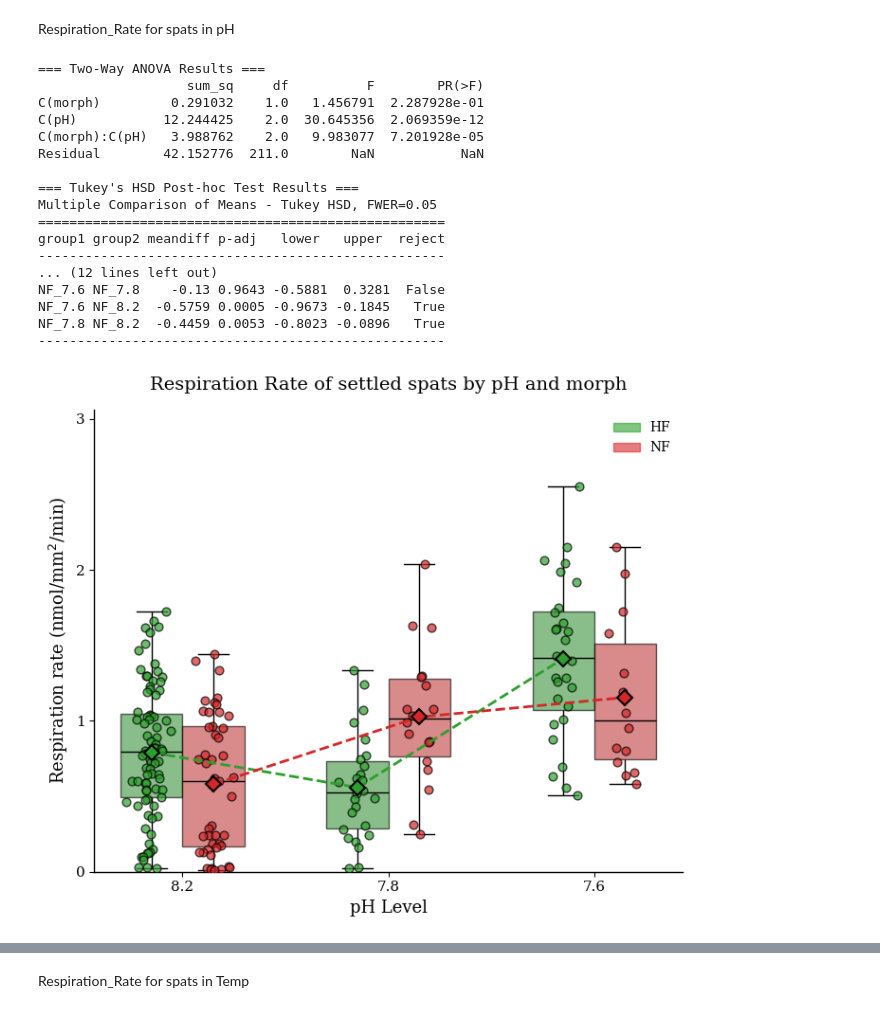
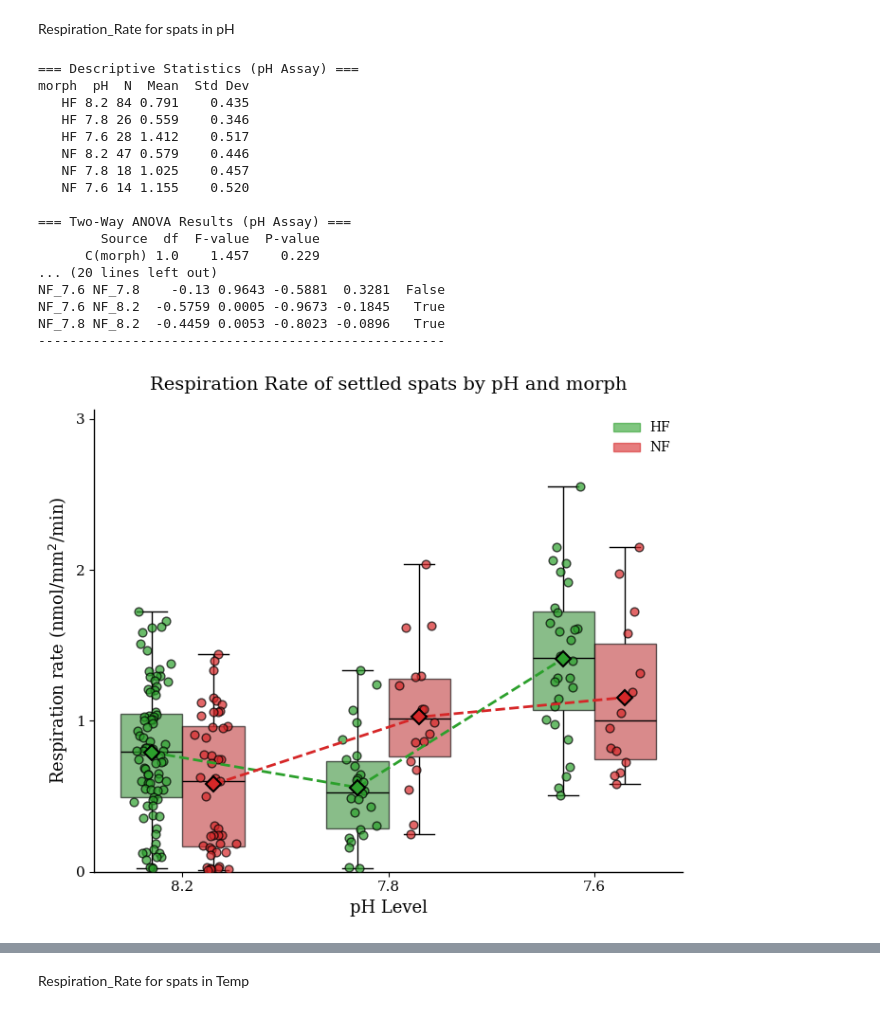
Before and after one commit to LielUziahu/Stylophora-pistillata-FPs, a Jupyter notebook: Output/plots/Spats/Spat_Physiology/Spat_Resp/Respiration_Rate_for_spats.ipynb, the cells around one changed output, grey strips where cells are left out. Saved outputs shown, nothing was run; the diff lists cells and outputs as text; code cells hidden in the pictures.

```diff
--- a/Output/plots/Spats/Spat_Physiology/Spat_Resp/Respiration_Rate_for_spats.ipynb
+++ b/Output/plots/Spats/Spat_Physiology/Spat_Resp/Respiration_Rate_for_spats.ipynb
@@ -555,13 +486,44 @@ df = df[df["pH"].isin(ph_order)].copy()
 # ==========================================
 # 2. STATISTICS (Two-Way ANOVA & Tukey's HSD)
 # ==========================================
+
+# 2.1 Calculate descriptive statistics (N, Mean, Std Dev) grouped by 'morph' and 'pH'
+descriptive_stats_ph = df.groupby(['morph', 'pH'], observed=False)['OxyRate'].agg(
+    N='count',
+    Mean='mean',
+    Std_Dev_Col='std'
+).reset_index()
+descriptive_stats_ph = descriptive_stats_ph.rename(columns={'Std_Dev_Col': 'Std Dev'})
+
+# 2.2 Format the descriptive statistics table to 3 decimal places and print it
+descriptive_stats_ph_formatted = descriptive_stats_ph.round(3)
+print("\n=== Descriptive Statistics (pH Assay) ===")
+print(descriptive_stats_ph_formatted.to_string(index=False))
+
 model = ols("OxyRate ~ C(morph) + C(pH) + C(morph):C(pH)", data=df).fit()
 anova_table = sm.stats.anova_lm(model, typ=2)
 
-print("=== Two-Way ANOVA Results ===")
-print(anova_table)
+# 2.3 Extract F-value, df, and P-value for main effects and interaction
+anova_results_data_ph = {
+    'Source': ['C(morph)', 'C(pH)', 'C(morph):C(pH)']
+}
 
-# 2.1 Tukey's HSD Post-hoc Test
+for stat in ['df', 'F', 'PR(>F)']:
+    col_name = 'F-value' if stat == 'F' else ('P-value' if stat == 'PR(>F)' else stat)
+    anova_results_data_ph[col_name] = [
+        anova_table.loc['C(morph)', stat] if 'C(morph)' in anova_table.index else np.nan,
+        anova_table.loc['C(pH)', stat] if 'C(pH)' in anova_table.index else np.nan,
+        anova_table.loc['C(morph):C(pH)', stat] if 'C(morph):C(pH)' in anova_table.index else np.nan
+    ]
+
+anova_results_df_ph = pd.DataFrame(anova_results_data_ph)
+
+# 2.4 Format the ANOVA results table to 3 decimal places and print it
+anova_results_df_ph_formatted = anova_results_df_ph.round(3)
+print("\n=== Two-Way ANOVA Results (pH Assay) ===")
+print(anova_results_df_ph_formatted.to_string(index=False))
+
+# 2.5 Tukey's HSD Post-hoc Test
 df['group'] = df['morph'].astype(str) + "_" + df['pH'].astype(str)
 tukey_result = pairwise_tukeyhsd(endog=df['OxyRate'], groups=df['group'], alpha=0.05)
 
@@ -629,7 +591,7 @@ for morph in morph_order:
         )
 
     # C. Mean diamonds
-    means = sub.groupby("pH")["OxyRate"].mean().reindex(ph_order)
+    means = sub.groupby("pH", observed=False)["OxyRate"].mean().reindex(ph_order)
 
     ax.plot(
         np.arange(len(ph_order)) + x_positions[morph],
@@ -652,43 +614,43 @@ ax.set_xlabel("pH Level", fontsize=13)
 ax.set_title("Respiration Rate of settled spats by pH and morph", fontsize=14, pad=15)
 
 # Custom Legend
 legend_handles = []
 for morph in morph_order:
     patch = mpatches.Patch(color=variant_colors[morph], label=morph, edgecolor='black', linewidth=1, alpha=0.6)
     legend_handles.append(patch)
 ax.legend(handles=legend_handles, labels=morph_order, title=None, frameon=False, loc="upper right")
 
 # Y-axis formatting
 max_val = df["OxyRate"].max()
 ax.set_ylim(0, max_val * 1.2)
 ax.yaxis.set_major_locator(ticker.MultipleLocator(1))
 
 sns.despine(ax=ax)
 fig.tight_layout()
 
 plt.savefig("Respiration_Rate_by_pH.png", dpi=600)
 #plt.savefig("Respiration_Rate_by_pH.pdf", dpi=600)
 #plt.savefig("Respiration_Rate_by_pH.tiff", dpi=600)
 #plt.savefig("Respiration_Rate_by_pH_transparent.svg", dpi=600, transparent=True)
 #plt.savefig("Respiration_Rate_by_pH_white.svg", dpi=600, facecolor='white')
 
 plt.show()
 # %% [output]
-=== Two-Way ANOVA Results ===
-                   sum_sq     df          F        PR(>F)
-C(morph)         0.291032    1.0   1.456791  2.287928e-01
-C(pH)           12.244425    2.0  30.645356  2.069359e-12
-C(morph):C(pH)   3.988762    2.0   9.983077  7.201928e-05
-Residual        42.152776  211.0        NaN           NaN
+=== Descriptive Statistics (pH Assay) ===
+morph  pH  N  Mean  Std Dev
+   HF 8.2 84 0.791    0.435
+   HF 7.8 26 0.559    0.346
+   HF 7.6 28 1.412    0.517
+   NF 8.2 47 0.579    0.446
+   NF 7.8 18 1.025    0.457
+   NF 7.6 14 1.155    0.520
 
-=== Tukey's HSD Post-hoc Test Results ===
-Multiple Comparison of Means - Tukey HSD, FWER=0.05
-====================================================
-group1 group2 meandiff p-adj   lower   upper  reject
-----------------------------------------------------
-... (12 lines left out)
+=== Two-Way ANOVA Results (pH Assay) ===
+        Source  df  F-value  P-value
+      C(morph) 1.0    1.457    0.229
+... (20 lines left out)
 NF_7.6 NF_7.8    -0.13 0.9643 -0.5881  0.3281  False
 NF_7.6 NF_8.2  -0.5759 0.0005 -0.9673 -0.1845   True
 NF_7.8 NF_8.2  -0.4459 0.0053 -0.8023 -0.0896   True
 ----------------------------------------------------
-[figure, old version]
+[figure, new version]
```
Also changed, not shown: parts of 10 cells of this notebook.
